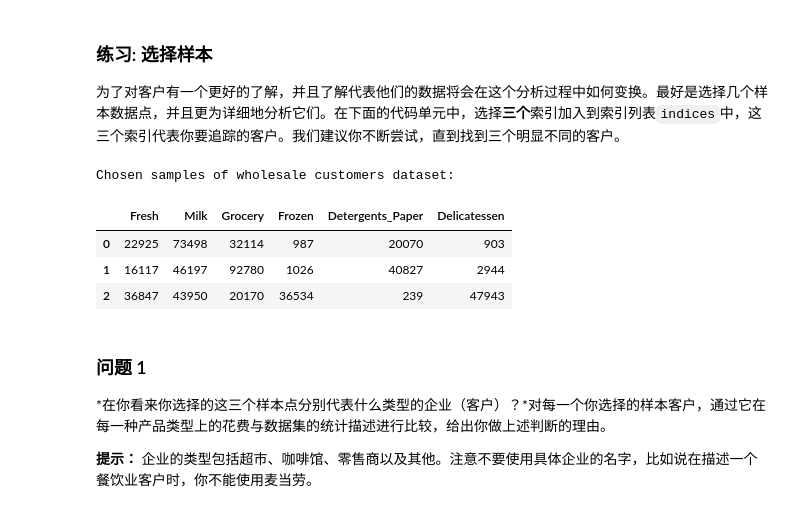
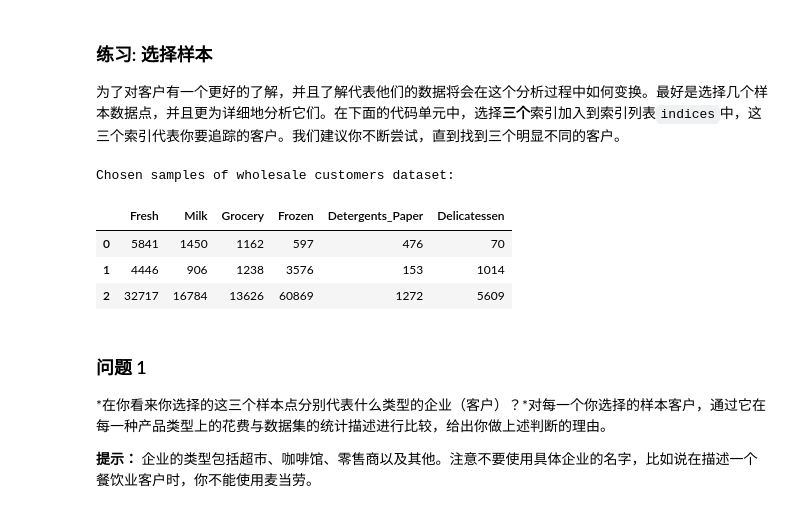
Before and after one commit to executiveforce/Udacity_Project, a Jupyter notebook: P3/customer_segments.ipynb, the cells around one changed output. Drawn from its saved outputs; the diff is of its cells as text; code cells hidden in the pictures.

```diff
--- a/P3/customer_segments.ipynb
+++ b/P3/customer_segments.ipynb
@@ -59,21 +59,25 @@ display(data.describe())
 # %%
 # TODO：从数据集中选择三个你希望抽样的数据点的索引
 #print type(data)
-indice_1 =  data[data['Milk']==max(data['Milk'])].index[0]
-indice_2 =  data[data['Grocery']==max(data['Grocery'])].index[0]
-indice_3 =  data[data['Delicatessen'] == max(data['Delicatessen'])].index[0]
+#indice_1 =  data[data['Milk']==max(data['Milk'])].index[0]
+#indice_2 =  data[data['Grocery']==max(data['Grocery'])].index[0]
+#indice_3 =  data[data['Delicatessen'] == max(data['Delicatessen'])].index[0]
+import random
+indice_1 = random.randint(0,439)
+indice_2 = random.randint(0,439)
+indice_3 = random.randint(0,439)
 indices = [indice_1,indice_2,indice_3]
 
 # 为选择的样本建立一个DataFrame
 samples = pd.DataFrame(data.loc[indices], columns = data.keys()).reset_index(drop = True)
 print "Chosen samples of wholesale customers dataset:"
 display(samples)
 # %% [output]
 Chosen samples of wholesale customers dataset:
 |  | Fresh | Milk | Grocery | Frozen | Detergents_Paper | Delicatessen |
-| 0 | 22925 | 73498 | 32114 | 987 | 20070 | 903 |
-| 1 | 16117 | 46197 | 92780 | 1026 | 40827 | 2944 |
-| 2 | 36847 | 43950 | 20170 | 36534 | 239 | 47943 |
+| 0 | 5841 | 1450 | 1162 | 597 | 476 | 70 |
+| 1 | 4446 | 906 | 1238 | 3576 | 153 | 1014 |
+| 2 | 32717 | 16784 | 13626 | 60869 | 1272 | 5609 |
 # %% [markdown]
 ### 问题 1
 *在你看来你选择的这三个样本点分别代表什么类型的企业（客户）？*对每一个你选择的样本客户，通过它在每一种产品类型上的花费与数据集的统计描述进行比较，给出你做上述判断的理由。
```
Also changed, not shown: parts of 15 cells of this notebook, 1 other file.
